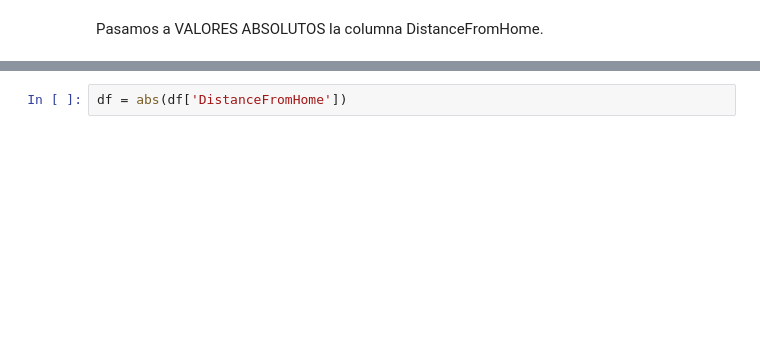
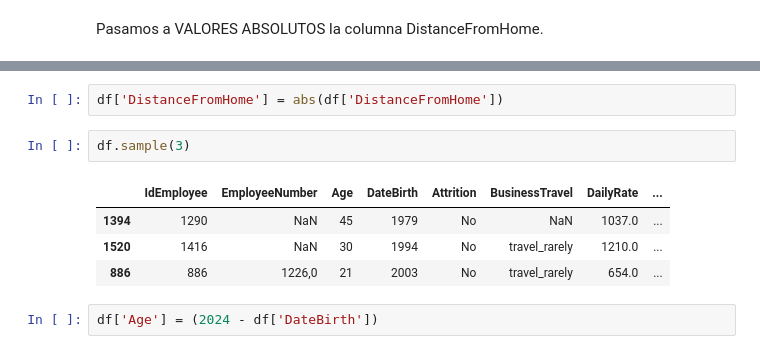
Before and after one commit to luzmarinahg/proyecto_eda_adalab, a Jupyter notebook: FASE-1-EDA.ipynb, the cells around one changed output, grey strips where cells are left out. Saved outputs shown, nothing was run; the diff lists cells and outputs as text; blank space fills up the shorter version.

```diff
--- a/FASE-1-EDA.ipynb
+++ b/FASE-1-EDA.ipynb
@@ -534,2 +548,11 @@ df[df['DistanceFromHome'] < 0]
 # %%
-df = abs(df['DistanceFromHome'])
+df['DistanceFromHome'] = abs(df['DistanceFromHome'])
+# %%
+df.sample(3)
+# %% [output]
+|  | IdEmployee | EmployeeNumber | Age | DateBirth | Attrition | BusinessTravel | DailyRate | ... |
+| 1394 | 1290 | NaN | 45 | 1979 | No | NaN | 1037.0 | ... |
+| 1520 | 1416 | NaN | 30 | 1994 | No | travel_rarely | 1210.0 | ... |
+| 886 | 886 | 1226,0 | 21 | 2003 | No | travel_rarely | 654.0 | ... |
+# %%
+df['Age'] = (2024 - df['DateBirth'])
```
Also changed, not shown: parts of 18 cells of this notebook.
